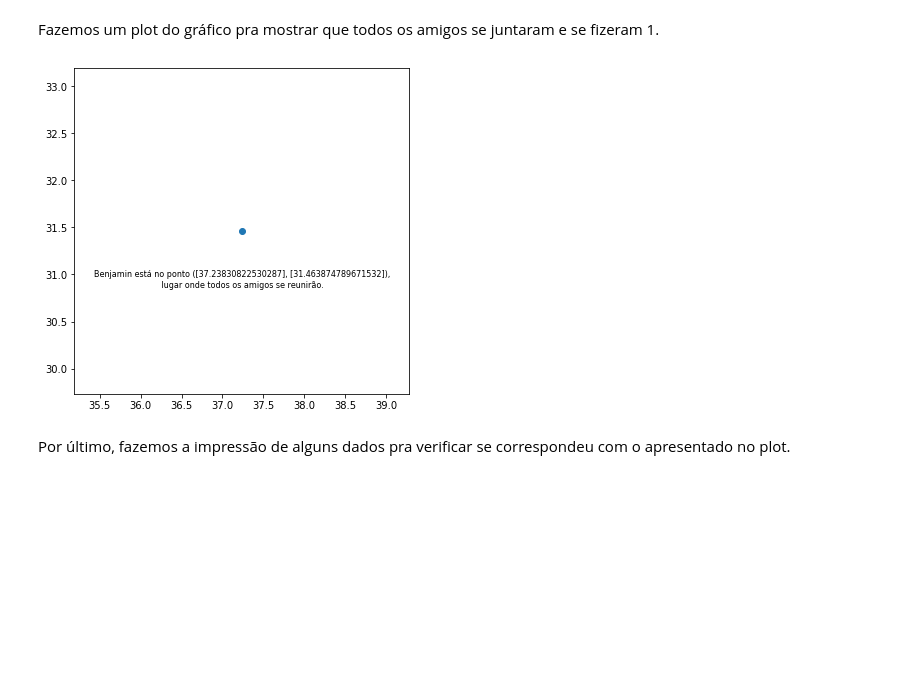
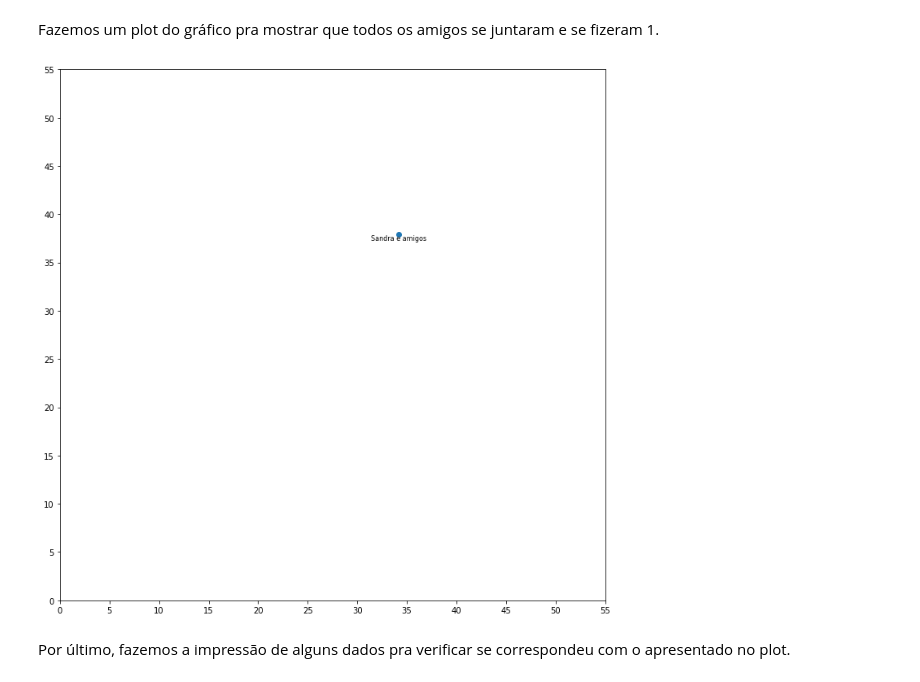
Before and after one commit to projeto-de-algoritmos/D-C_EncontroAmigos, a Jupyter notebook: main.ipynb, the cells around one changed output. Cells and saved outputs as stored; diff of their text form; code cells hidden in the pictures; blank space fills up the shorter version.

```diff
--- a/main.ipynb
+++ b/main.ipynb
@@ -244,18 +247,17 @@ Fazemos um plot do gráfico pra mostrar que todos os amigos se juntaram e se fiz
 # %%
 pontos_eixo_x = [amigo.x for amigo in pontos_amigos]
 pontos_eixo_y = [amigo.y for amigo in pontos_amigos]
 nomes_amigos = [amigo.nome for amigo in pontos_amigos]
 
-fig, ax = plt.subplots(figsize=(6,6))
+fig, ax = plt.subplots(figsize=(12,12))
 ax.scatter(pontos_eixo_x,pontos_eixo_y)
+ax.annotate(nomes_amigos[0]+' e amigos',(pontos_eixo_x[0],pontos_eixo_y[0]-0.6),fontsize=8,ha='center')
 
-for i,name in enumerate(nomes_amigos):
-    ax.annotate('{0} está no ponto ({1}, {2}),\n lugar onde todos os amigos se reunirão.'.format(name, pontos_eixo_x, pontos_eixo_y),(pontos_eixo_x[i],pontos_eixo_y[i]-0.6),fontsize=8,ha='center')
-    h = name
-
+plt.xticks(np.arange(0, quantidade_amigos, 5))
+plt.yticks(np.arange(0, quantidade_amigos, 5))
 plt.show()
 # %% [output]
-[figure, old version]
+[figure, new version]
 # %% [markdown]
 Por último, fazemos a impressão de alguns dados pra verificar se correspondeu com o apresentado no plot.
 # %%
```
Also changed, not shown: parts of 5 cells of this notebook, 1 other file.
